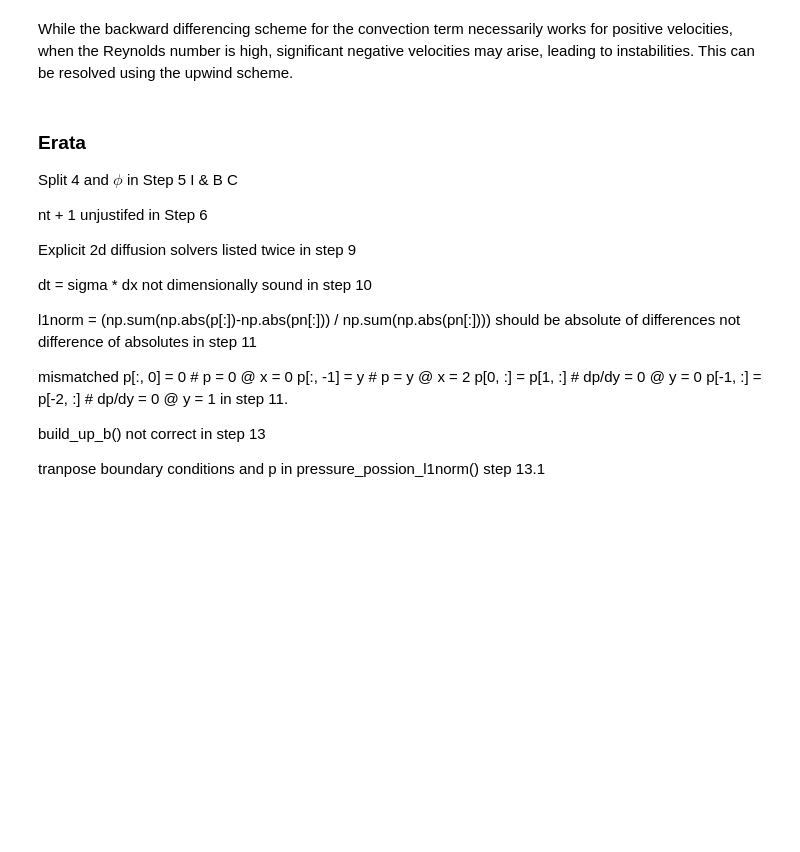
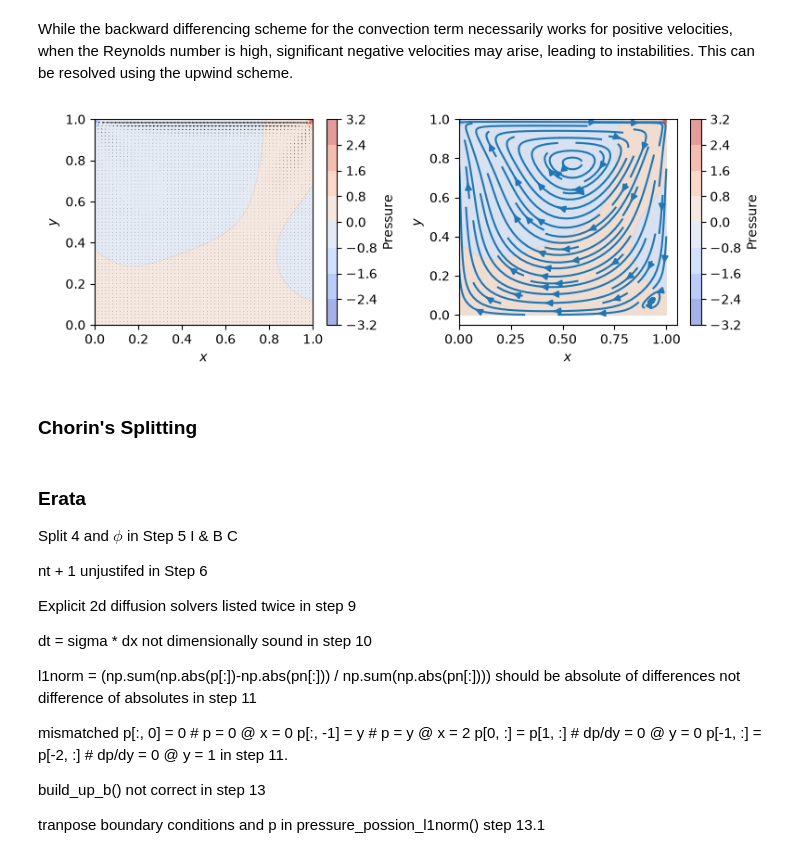
Before and after one commit to SamGr64/CFD-Suite, a Jupyter notebook: CFD.ipynb, the cells around one changed output. Cells and saved outputs as stored; diff of their text form; code cells hidden in the pictures; blank space fills up the shorter version.

```diff
--- a/CFD.ipynb
+++ b/CFD.ipynb
@@ -1325,8 +1326,8 @@ c = 4
 
 print("Reynolds number (Re) = ", c * (x_range[1] - x_range[0]) / 0.01)
 
-u_0, v_0, p_0, b, x, y = initial_cavity_state(nx=nx, ny=ny, x_range=x_range, y_range=y_range)
-u, v, p = cavity_flow_2d(u_0=u_0, v_0=v_0, p_0=p_0, b=b, nx=nx, ny=ny, nt=1000,
+u_0, v_0, p_0, b_0, x, y = initial_cavity_state(nx=nx, ny=ny, x_range=x_range, y_range=y_range)
+u, v, p = cavity_flow_2d(u_0=u_0, v_0=v_0, p_0=p_0, b_0=b_0, nx=nx, ny=ny, nt=1000,
                          x_range=x_range, y_range=y_range, c=c)
 
 X, Y = np.meshgrid(x, y, indexing='ij')
@@ -1356,3 +1426,35 @@ While the backward differencing scheme for the convection term necessarily works
+# %%
+nx, x_range = 121, [0.0, 1.0]
+ny, y_range = 121, [0.0, 1.0]
+c = 4
+
+u_0, v_0, p_0, b_0, x, y = initial_cavity_state(nx=nx, ny=ny, x_range=x_range, y_range=y_range)
+u, v, p = upwind_cavity_flow_2d(u_0=u_0, v_0=v_0, p_0=p_0, b_0=b_0, nx=nx, ny=ny, nt=10000,
+                                 x_range=x_range, y_range=y_range, c=c)
+
+X, Y = np.meshgrid(x, y, indexing='ij')
+
+fig = plt.figure(figsize = (8, 3))
+ax1 = fig.add_subplot(121)
+cf = ax1.contourf(X, Y, p, alpha=0.5, cmap='coolwarm')
+fig.colorbar(cf, ax=ax1, label='Pressure')
+ax1.quiver(X[::2, ::2], Y[::2, ::2], u[::2, ::2], v[::2, ::2], color='black', scale=50, width=0.0025, headwidth=3)
+ax1.set_xlabel(r"$x$")
+ax1.set_ylabel(r"$y$")
+
+ax2 = fig.add_subplot(122)
+ax2.contourf(X, Y, p, alpha=0.5, cmap="coolwarm")
+fig.colorbar(ax2.contourf(X, Y, p, alpha=0.5, cmap="coolwarm"), ax=ax2, label='Pressure')
+ax2.streamplot(x, y, u.T, v.T)  # streamplot expects 1-D x,y and (ny,nx) velocity arrays
+ax2.set_xlabel(r"$x$")
+ax2.set_ylabel(r"$y$")
+
+plt.tight_layout()
+plt.show()
+# %% [output]
+[figure, added]
+# %% [markdown]
+### Chorin's Splitting
 # %% [markdown]
 ### Erata
 
```
Also changed, not shown: parts of 7 cells of this notebook.
